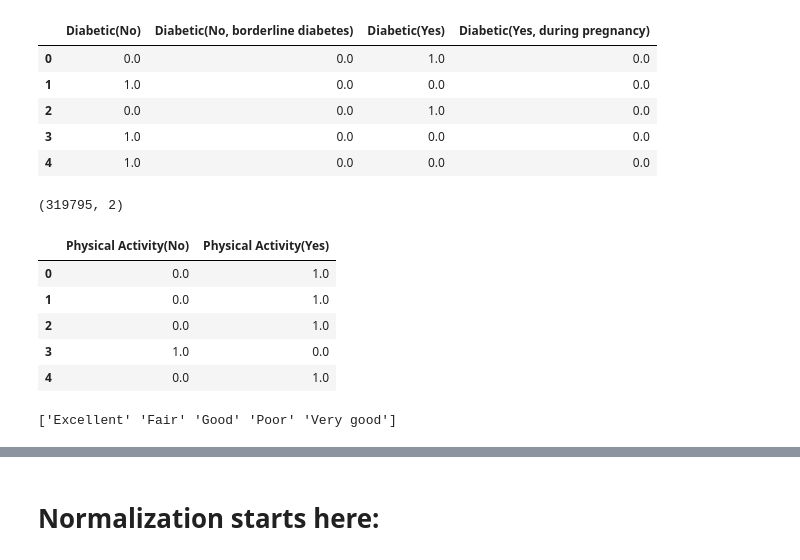
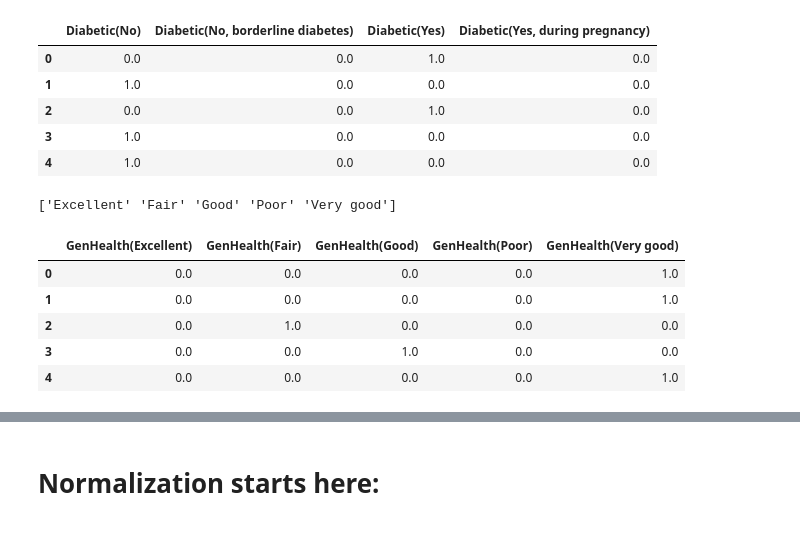
Before and after one commit to COGS118A/Group011-Sp22, a Jupyter notebook: Data Cleaning.ipynb, the cells around one changed output, grey strips where cells are left out. Cells and saved outputs as stored; diff of their text form; code cells hidden in the pictures.

```diff
--- a/Data Cleaning.ipynb
+++ b/Data Cleaning.ipynb
@@ -160,24 +91,17 @@ diabetic_df.head()
 | 2 | 0.0 | 0.0 | 1.0 | 0.0 |
 | 3 | 1.0 | 0.0 | 0.0 | 0.0 |
 | 4 | 1.0 | 0.0 | 0.0 | 0.0 |
-# %%
-physical_activity_df= pd.DataFrame(encoder.fit_transform(df[['PhysicalActivity']]).toarray())
-physical_activity_name = ["Physical Activity(No)", "Physical Activity(Yes)"]
-physical_activity_df.columns = physical_activity_name
-print(physical_activity_df.shape)
-physical_activity_df.head()
-# %% [output]
-(319795, 2)
-|  | Physical Activity(No) | Physical Activity(Yes) |
-| 0 | 0.0 | 1.0 |
-| 1 | 0.0 | 1.0 |
-| 2 | 0.0 | 1.0 |
-| 3 | 1.0 | 0.0 |
-| 4 | 0.0 | 1.0 |
 # %%
 gen_health_arr = pd.DataFrame(df['GenHealth']).to_numpy()
 one_hot_gen_health = one_hot_encode(gen_health_arr)
 gen_health_df = pd.DataFrame(one_hot_gen_health, columns = ['GenHealth(Excellent)', 'GenHealth(Fair)',
                                                             'GenHealth(Good)', 'GenHealth(Poor)', 'GenHealth(Very good)'])
+gen_health_df.head()
 # %% [output]
 ['Excellent' 'Fair' 'Good' 'Poor' 'Very good']
+|  | GenHealth(Excellent) | GenHealth(Fair) | GenHealth(Good) | GenHealth(Poor) | GenHealth(Very good) |
+| 0 | 0.0 | 0.0 | 0.0 | 0.0 | 1.0 |
+| 1 | 0.0 | 0.0 | 0.0 | 0.0 | 1.0 |
+| 2 | 0.0 | 1.0 | 0.0 | 0.0 | 0.0 |
+| 3 | 0.0 | 0.0 | 1.0 | 0.0 | 0.0 |
+| 4 | 0.0 | 0.0 | 0.0 | 0.0 | 1.0 |
```
Also changed, not shown: parts of 34 cells of this notebook.
